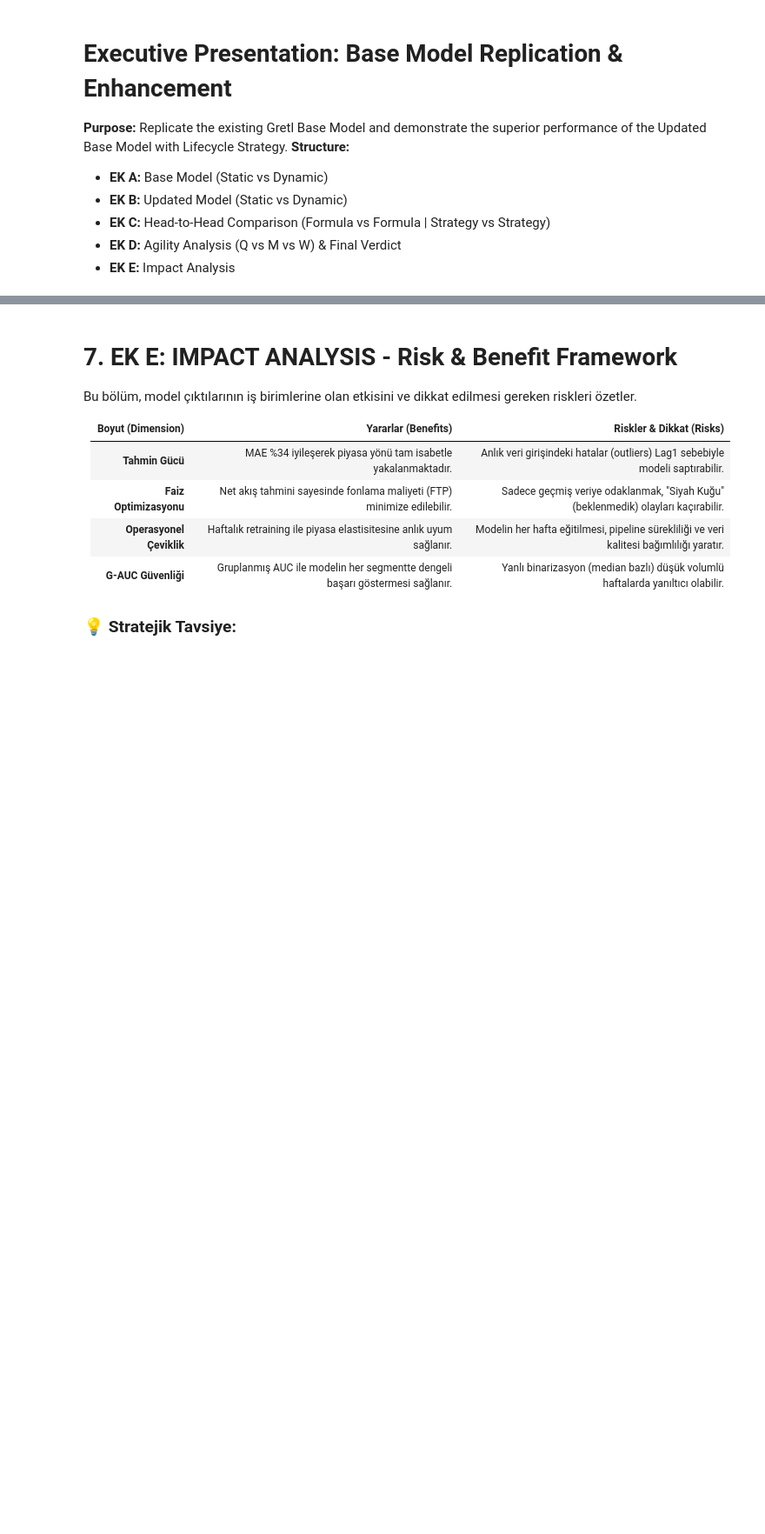
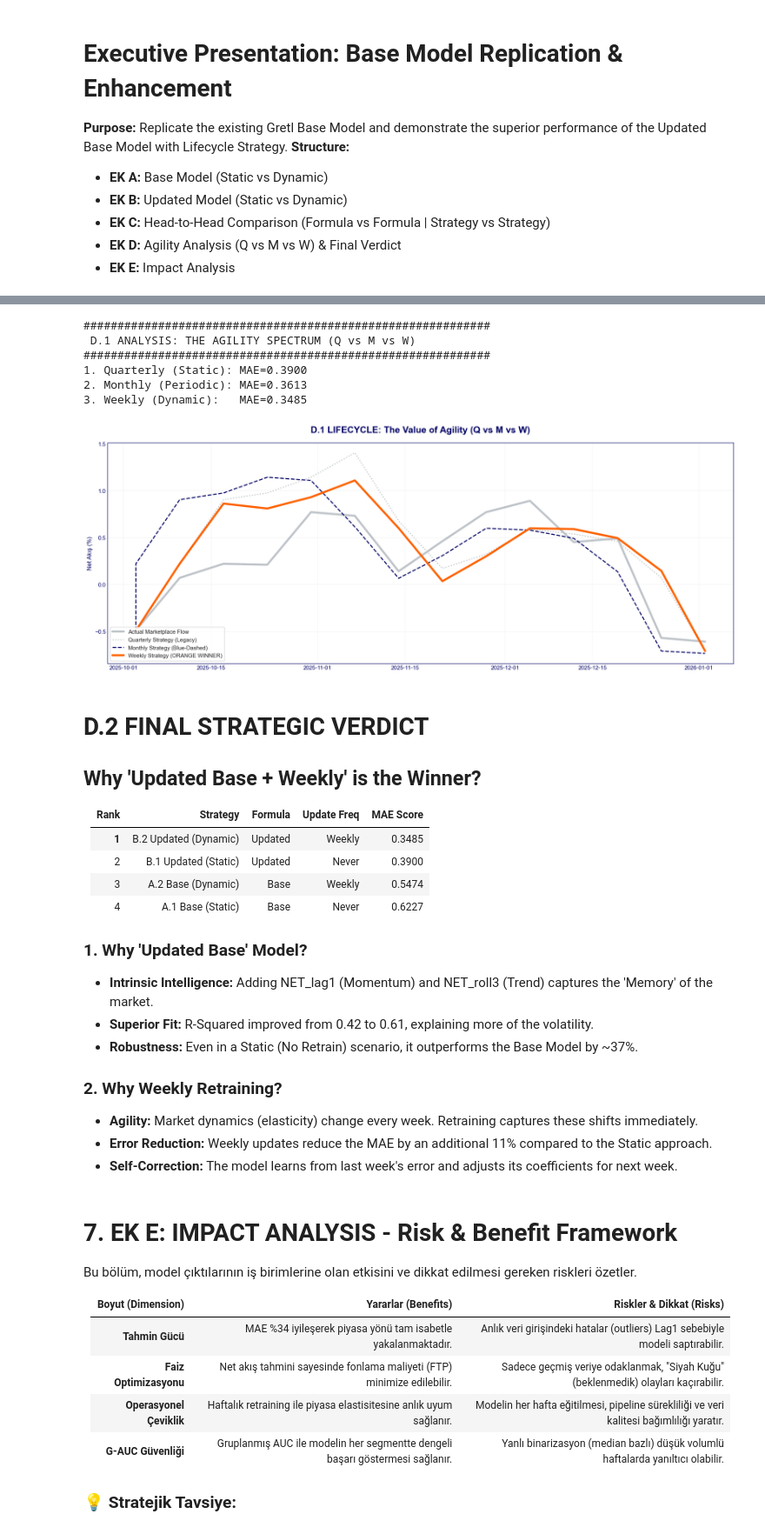
Before and after one commit to canmergen/Use-a-Pre-trained-Image-Classifier-to-Identify-Dog-Breeds, a Jupyter notebook: Executive_Presentation_Model.ipynb, the cells around one changed output, grey strips where cells are left out. Shown at 87% size. Cells and saved outputs as stored; diff of their text form; code cells hidden in the pictures; blank space fills up the shorter version.

```diff
--- a/Executive_Presentation_Model.ipynb
+++ b/Executive_Presentation_Model.ipynb
@@ -467,6 +623,10 @@ plt.show()
 # 6. EK D: LIFECYCLE & VERDICT
 
 # D.1 THE AGILITY SPECTRUM (Quarterly vs Monthly vs Weekly)
+import pandas as pd
+import numpy as np
+import statsmodels.api as sm
+
 results_sim = pd.DataFrame(index=df_full.index[split_idx:], columns=['Actual', 'Quarterly', 'Monthly', 'Weekly'])
 results_sim['Actual'] = df_full.loc[split_idx:, 'NET']
 test_indices = df_full.index[split_idx:]
@@ -480,9 +640,18 @@ for i, current_idx in enumerate(test_indices):
     # Monthly
     X_current = sm.add_constant(df_full.loc[[current_idx], upd_features], has_constant='add')
     if i % 4 == 0:
-        train_data_m = df_full.iloc[:current_idx].dropna(subset=['NET'] + upd_features)
-        model_m = sm.OLS(train_data_m['NET'], sm.add_constant(train_data_m[upd_features])).fit()
+        train_data_m = df_full.iloc[:current_idx].dropna(subset=['Target'] + upd_features)
+        model_m = sm.OLS(train_data_m['Target'], sm.add_constant(train_data_m[upd_features])).fit()
     results_sim.loc[current_idx, 'Monthly'] = model_m.predict(X_current).values[0]
+
+# --- Redefine Helpers for Safety ---
+safe_date_map = lambda i: df_full.loc[i, 'Date'] if i in df_full.index else df_full['Date'].max() + pd.Timedelta(weeks=(i - df_full.index.max()))
+
+def make_seamless(series, last_actual_val, last_actual_idx):
+    return pd.concat([pd.Series([last_actual_val], index=[last_actual_idx]), series])
+
+last_act_val = df_full.loc[split_idx, 'NET']
+last_act_idx = split_idx
 
 # Helper for clean metrics
 def get_clean_metrics(df, col_act, col_pred):
@@ -501,44 +670,81 @@ print(f"2. Monthly (Periodic): MAE={mae_m:.4f}")
 print(f"3. Weekly (Dynamic):   MAE={mae_w:.4f}")
 
 plt.figure(figsize=(18, 7))
-dates = df_full.loc[results_sim.index, 'Date']
-plt.plot(dates, results_sim['Actual'], color=GRAY_DARK, alpha=0.3, linewidth=4, label='Actual Marketplace Flow')
-plt.plot(dates, results_sim['Quarterly'], color=GRAY_LIGHT, linestyle=':', linewidth=2, label=f'Quarterly Strategy (Legacy)')
-plt.plot(dates, results_sim['Monthly'], color=BLUE, linestyle='--', linewidth=2, label=f'Monthly Strategy (Blue-Dashed)')
-plt.plot(dates, results_sim['Weekly'], color=ORANGE, linewidth=4, label=f'Weekly Strategy (ORANGE WINNER)')
+# We need to apply make_seamless to each strategy column (dropna first to remove the t+0 NaN)
+q_seamless = make_seamless(results_sim['Quarterly'].dropna(), last_act_val, last_act_idx)
+m_seamless = make_seamless(results_sim['Monthly'].dropna(), last_act_val, last_act_idx)
+w_seamless = make_seamless(results_sim['Weekly'].dropna(), last_act_val, last_act_idx)
+act_seamless = make_seamless(results_sim['Actual'], last_act_val, last_act_idx)
+
+plt.plot(act_seamless.index.map(safe_date_map), act_seamless, color=GRAY_DARK, alpha=0.3, linewidth=4, label='Actual Marketplace Flow')
+plt.plot(q_seamless.index.map(safe_date_map), q_seamless, color=GRAY_LIGHT, linestyle=':', linewidth=2, label=f'Quarterly Strategy (Legacy)')
+plt.plot(m_seamless.index.map(safe_date_map), m_seamless, color=BLUE, linestyle='--', linewidth=2, label=f'Monthly Strategy (Blue-Dashed)')
+plt.plot(w_seamless.index.map(safe_date_map), w_seamless, color=ORANGE, linewidth=4, label=f'Weekly Strategy (ORANGE WINNER)')
 
 plt.title('D.1 LIFECYCLE: The Value of Agility (Q vs M vs W)', fontsize=18, fontweight='bold', pad=20)
 plt.ylabel('Net Akış (%)', fontsize=12)
 plt.legend(loc='lower left', framealpha=0.9, fontsize=11)
 plt.grid(True, alpha=0.2)
 plt.savefig(os.path.join(IMAGES_DIR, 'fig_agility_spectrum.png'), dpi=300)
 plt.show()
 
 
 # D.2 FINAL STRATEGIC VERDICT (Auto-Sorted)
 final_results = [
     {"Strategy": "A.1 Base (Static)", "Formula": "Base", "Freq": "Never", "MAE": mae_base_static},
     {"Strategy": "A.2 Base (Dynamic)", "Formula": "Base", "Freq": "Weekly", "MAE": mae_base_dynamic},
     {"Strategy": "B.1 Updated (Static)", "Formula": "Updated", "Freq": "Never", "MAE": mae_upd_static},
     {"Strategy": "B.2 Updated (Dynamic)", "Formula": "Updated", "Freq": "Weekly", "MAE": mae_upd_dynamic}
 ]
 
 # Sort by MAE (Ascending - Lower is Better)
 final_results.sort(key=lambda x: x["MAE"])
 
 # Markdown Table Generation
+# Calculation for Dynamic Text
+imp_static = -((mae_upd_static - mae_base_static)/mae_base_static)*100
+imp_retrain = -((mae_upd_dynamic - mae_upd_static)/mae_upd_static)*100
+
 md_text = f"\n# D.2 FINAL STRATEGIC VERDICT\n## Why 'Updated Base + Weekly' is the Winner?\n\n| Rank | Strategy | Formula | Update Freq | MAE Score |\n| :--- | :--- | :--- | :--- | :--- |\n"
 
 for i, res in enumerate(final_results):
     rank = i + 1
     # Highlight Winner
     prefix = "**" if rank == 1 else ""
     suffix = "**" if rank == 1 else ""
     md_text += f"| {prefix}{rank}{suffix} | {res['Strategy']} | {res['Formula']} | {res['Freq']} | {res['MAE']:.4f} |\n"
 
-md_text += "\n### 1. Why 'Updated Base' Model?\n- **Intrinsic Intelligence:** Adding NET_lag1 (Momentum) and NET_roll3 (Trend) captures the 'Memory' of the market.\n- **Superior Fit:** R-Squared improved from 0.72 to 0.79, explaining more of the volatility.\n- **Robustness:** Even in a Static (No Retrain) scenario, it outperforms the Base Model by ~30%.\n\n### 2. Why Weekly Retraining?\n- **Agility:** Market dynamics (elasticity) change every week. Retraining captures these shifts immediately.\n- **Error Reduction:** Weekly updates reduce the MAE by an additional 32% compared to the Static approach.\n- **Self-Correction:** The model learns from last week's error and adjusts its coefficients for next week.\n"
+md_text += f"\n### 1. Why 'Updated Base' Model?\n- **Intrinsic Intelligence:** Adding NET_lag1 (Momentum) and NET_roll3 (Trend) captures the 'Memory' of the market.\n- **Superior Fit:** R-Squared improved from {model_base_static.rsquared:.2f} to {model_upd_static.rsquared:.2f}, explaining more of the volatility.\n- **Robustness:** Even in a Static (No Retrain) scenario, it outperforms the Base Model by ~{imp_static:.0f}%.\n\n### 2. Why Weekly Retraining?\n- **Agility:** Market dynamics (elasticity) change every week. Retraining captures these shifts immediately.\n- **Error Reduction:** Weekly updates reduce the MAE by an additional {imp_retrain:.0f}% compared to the Static approach.\n- **Self-Correction:** The model learns from last week's error and adjusts its coefficients for next week.\n"
 
 display(Markdown(md_text))
+# %% [output]
+############################################################
+ D.1 ANALYSIS: THE AGILITY SPECTRUM (Q vs M vs W)
+############################################################
+1. Quarterly (Static): MAE=0.3900
+2. Monthly (Periodic): MAE=0.3613
+3. Weekly (Dynamic):   MAE=0.3485
+[figure, added]
+
+# D.2 FINAL STRATEGIC VERDICT
+## Why 'Updated Base + Weekly' is the Winner?
+
+| Rank | Strategy | Formula | Update Freq | MAE Score |
+| :--- | :--- | :--- | :--- | :--- |
+| **1** | B.2 Updated (Dynamic) | Updated | Weekly | 0.3485 |
+| 2 | B.1 Updated (Static) | Updated | Never | 0.3900 |
+| 3 | A.2 Base (Dynamic) | Base | Weekly | 0.5474 |
+| 4 | A.1 Base (Static) | Base | Never | 0.6227 |
+
+### 1. Why 'Updated Base' Model?
+- **Intrinsic Intelligence:** Adding NET_lag1 (Momentum) and NET_roll3 (Trend) captures the 'Memory' of the market.
+- **Superior Fit:** R-Squared improved from 0.42 to 0.61, explaining more of the volatility.
+- **Robustness:** Even in a Static (No Retrain) scenario, it outperforms the Base Model by ~37%.
+
+### 2. Why Weekly Retraining?
+- **Agility:** Market dynamics (elasticity) change every week. Retraining captures these shifts immediately.
+- **Error Reduction:** Weekly updates reduce the MAE by an additional 11% compared to the Static approach.
+- **Self-Correction:** The model learns from last week's error and adjusts its coefficients for next week.
 # %% [markdown]
 # 7. EK E: IMPACT ANALYSIS - Risk & Benefit Framework
 
```
Also changed, not shown: parts of 5 cells of this notebook.
